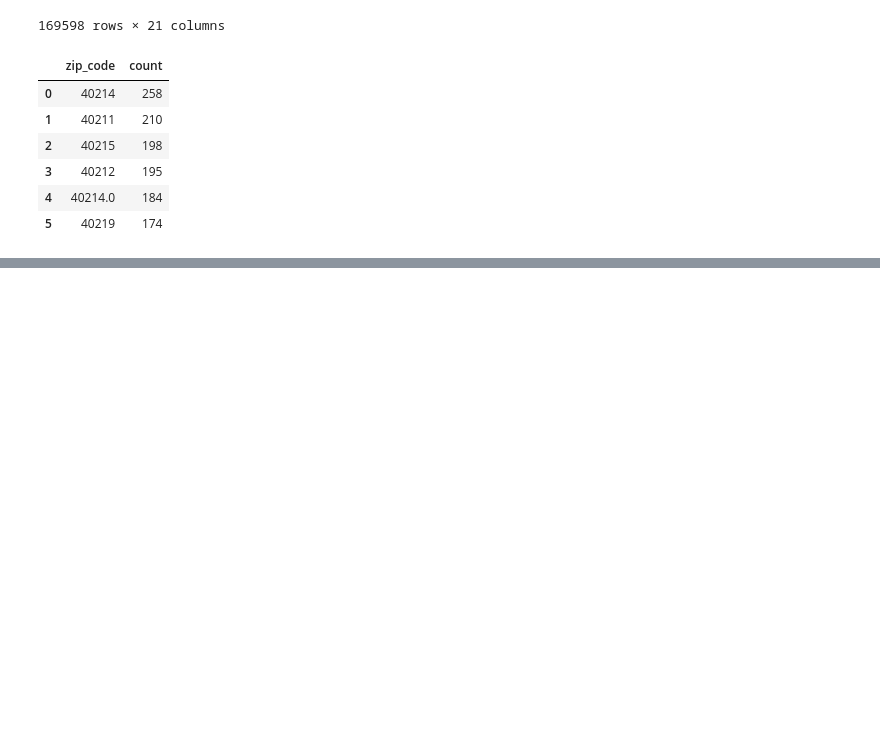
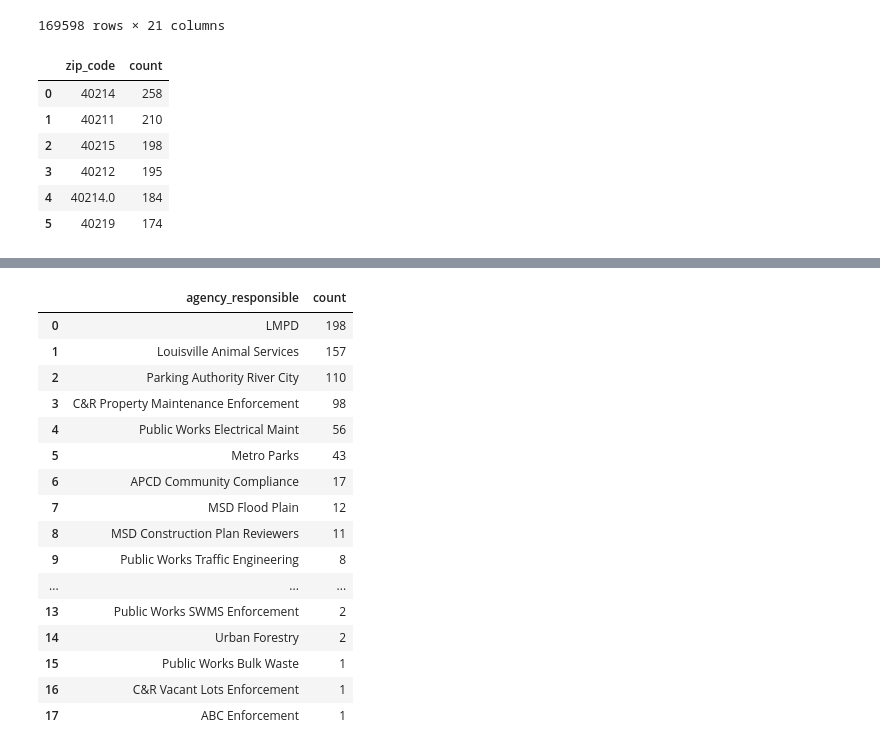
Before and after one commit to ZakM2000/Criminal_Analysis, a Jupyter notebook: Notebooks/LMPD_Crime_Analytics.ipynb, the cells around one changed output, grey strips where cells are left out. Saved outputs shown, nothing was run; the diff lists cells and outputs as text; code cells hidden in the pictures; blank space fills up the shorter version.

```diff
--- a/Notebooks/LMPD_Crime_Analytics.ipynb
+++ b/Notebooks/LMPD_Crime_Analytics.ipynb
@@ -1099,0 +1162,28 @@ Request_Count
+# %%
+Agency_Count_40215 = (
+    LMPD_311_Analytics[LMPD_311_Analytics["zip_code"] == "40215"]
+    .groupby("agency_responsible")
+    .size()
+    .sort_values(ascending=False)
+    .reset_index(name="count")
+)
+
+Agency_Count_40215
+# %% [output]
+|  | agency_responsible | count |
+| 0 | LMPD | 198 |
+| 1 | Louisville Animal Services | 157 |
+| 2 | Parking Authority River City | 110 |
+| 3 | C&R Property Maintenance Enforcement | 98 |
+| 4 | Public Works Electrical Maint | 56 |
+| 5 | Metro Parks | 43 |
+| 6 | APCD Community Compliance | 17 |
+| 7 | MSD Flood Plain | 12 |
+| 8 | MSD Construction Plan Reviewers | 11 |
+| 9 | Public Works Traffic Engineering | 8 |
+| ... | ... | ... |
+| 13 | Public Works SWMS Enforcement | 2 |
+| 14 | Urban Forestry | 2 |
+| 15 | Public Works Bulk Waste | 1 |
+| 16 | C&R Vacant Lots Enforcement | 1 |
+| 17 | ABC Enforcement | 1 |
```
Also changed, not shown: parts of 11 cells of this notebook.
